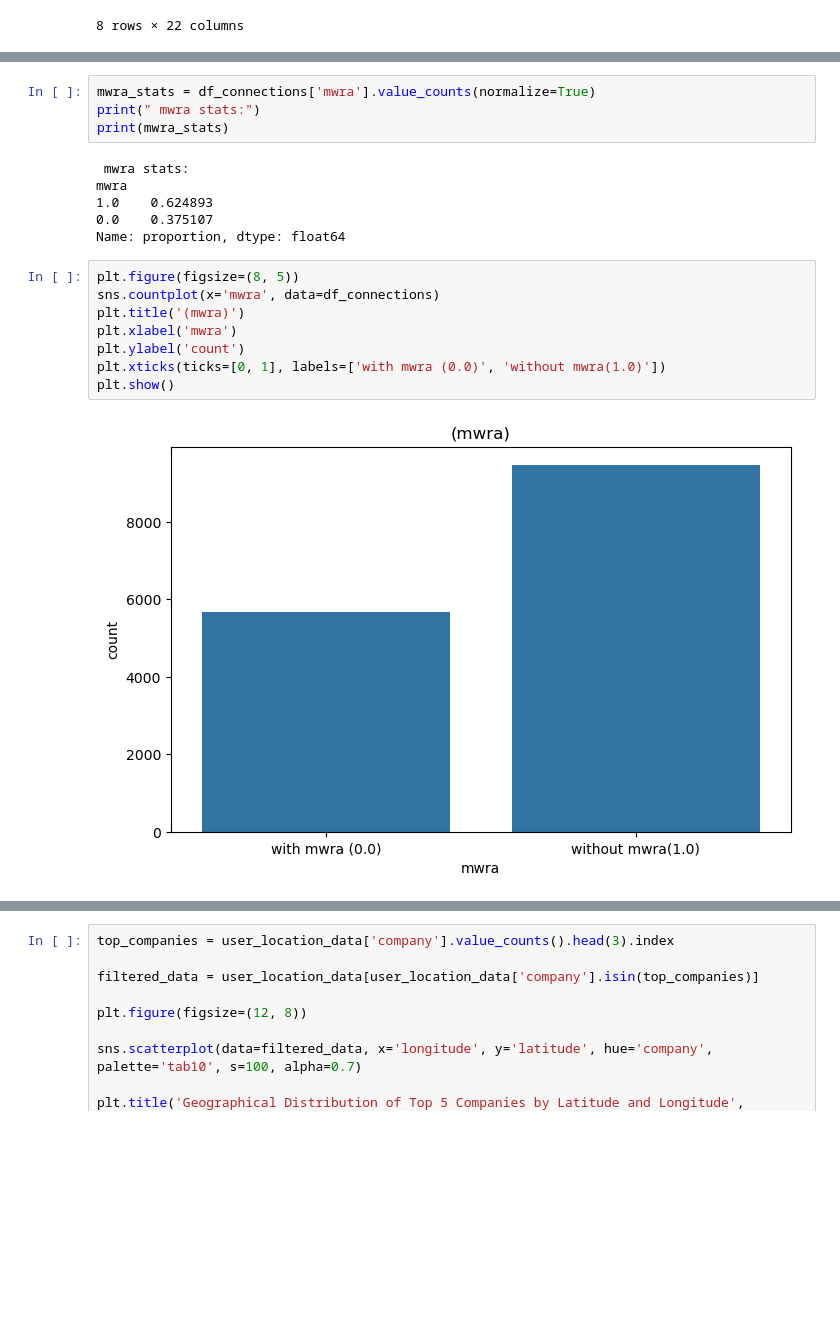
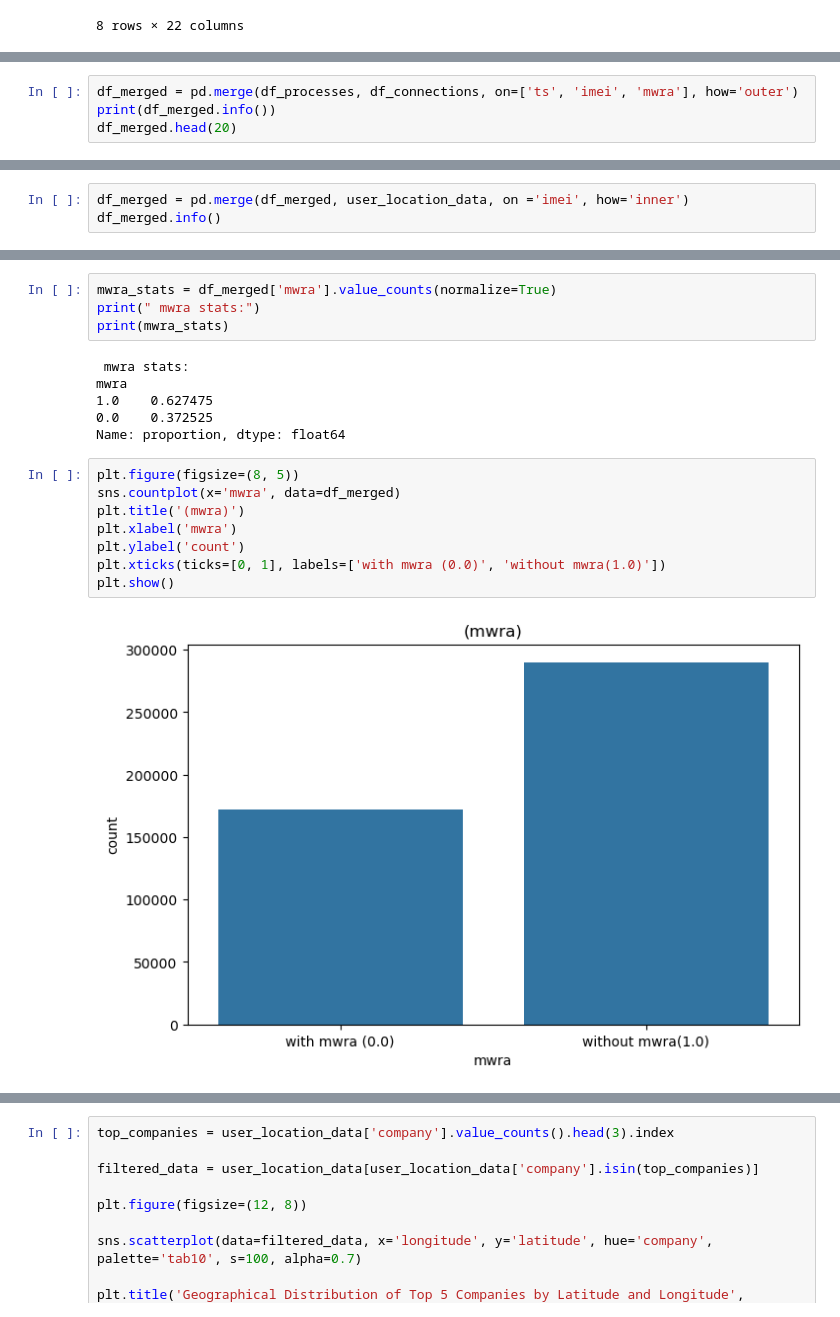
Before and after one commit to andrewtyv/IAU, a Jupyter notebook: proj.ipynb, the cells around one changed output, grey strips where cells are left out. Cells and saved outputs as stored; diff of their text form; blank space fills up the shorter version.

```diff
--- a/proj.ipynb
+++ b/proj.ipynb
@@ -180,0 +267,4 @@ c.UCMobile.intl             0           15137                  0.0
+# %%
+df_merged = pd.merge(df_processes, df_connections, on=['ts', 'imei', 'mwra'], how='outer')
+print(df_merged.info())
+df_merged.head(20)
@@ -180,0 +350,3 @@ c.UCMobile.intl             0           15137                  0.0
+# %%
+df_merged = pd.merge(df_merged, user_location_data, on ='imei', how='inner')
+df_merged.info()
@@ -181,20 +463,20 @@ c.UCMobile.intl             0           15137                  0.0
 # %%
-mwra_stats = df_connections['mwra'].value_counts(normalize=True)
+mwra_stats = df_merged['mwra'].value_counts(normalize=True)
 print(" mwra stats:")
 print(mwra_stats)
 # %% [output]
  mwra stats:
 mwra
-1.0    0.624893
-0.0    0.375107
+1.0    0.627475
+0.0    0.372525
 Name: proportion, dtype: float64
 # %%
 plt.figure(figsize=(8, 5))
-sns.countplot(x='mwra', data=df_connections)
+sns.countplot(x='mwra', data=df_merged)
 plt.title('(mwra)')
 plt.xlabel('mwra')
 plt.ylabel('count')
 plt.xticks(ticks=[0, 1], labels=['with mwra (0.0)', 'without mwra(1.0)'])
 plt.show()
 # %% [output]
-[figure, old version]
+[figure, new version]
```
Also changed, not shown: parts of 80 cells of this notebook.
